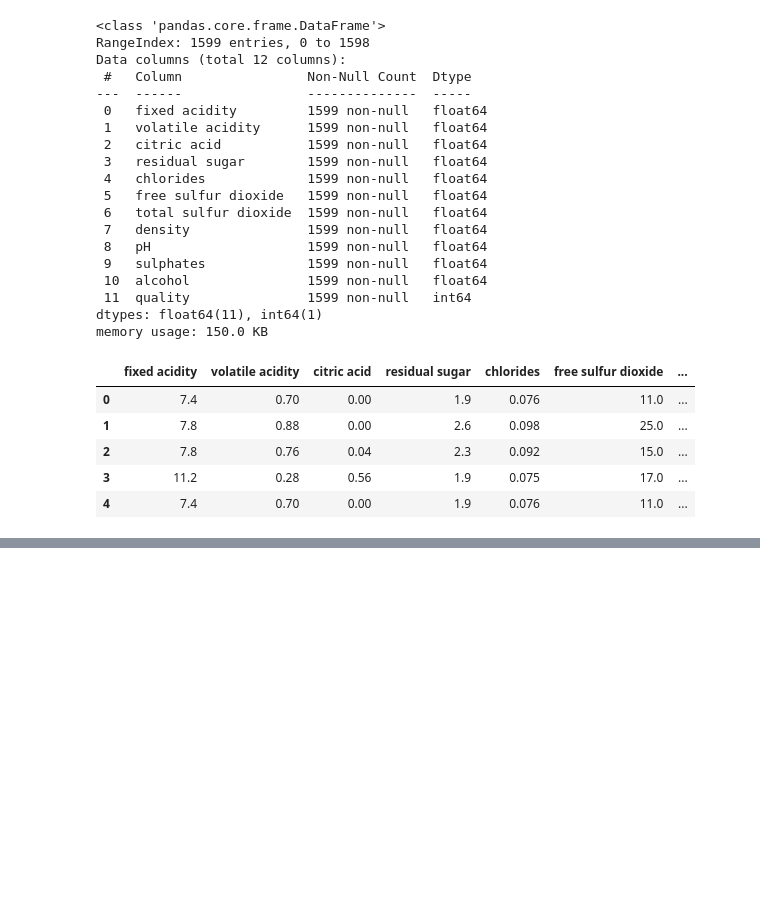
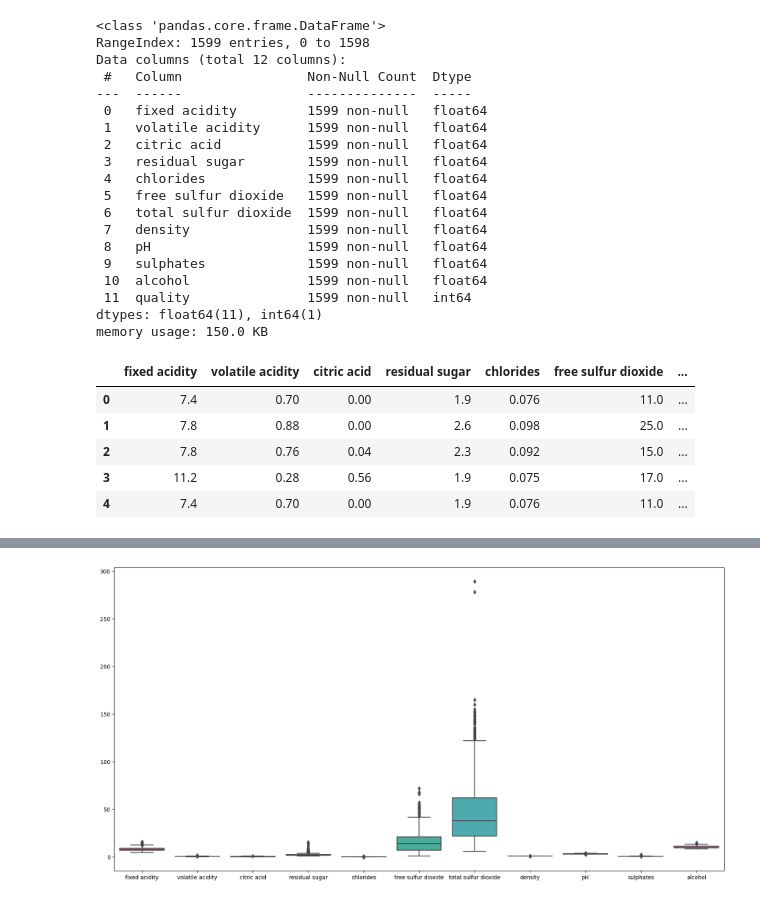
Before and after one commit to goswamiaman172/Internship, a Jupyter notebook: Wine_quality.ipynb, the cells around one changed output, grey strips where cells are left out. Drawn from its saved outputs; the diff is of its cells as text; code cells hidden in the pictures; blank space fills up the shorter version.

```diff
--- a/Wine_quality.ipynb
+++ b/Wine_quality.ipynb
@@ -86,0 +146,6 @@ Wine_quality.describe()
+# %%
+plt.figure(figsize=(20,10), facecolor='w')
+sns.boxplot(data=Wine_quality)
+plt.show()
+# %% [output]
+[figure, added]
```
Also changed, not shown: parts of 34 cells of this notebook.
